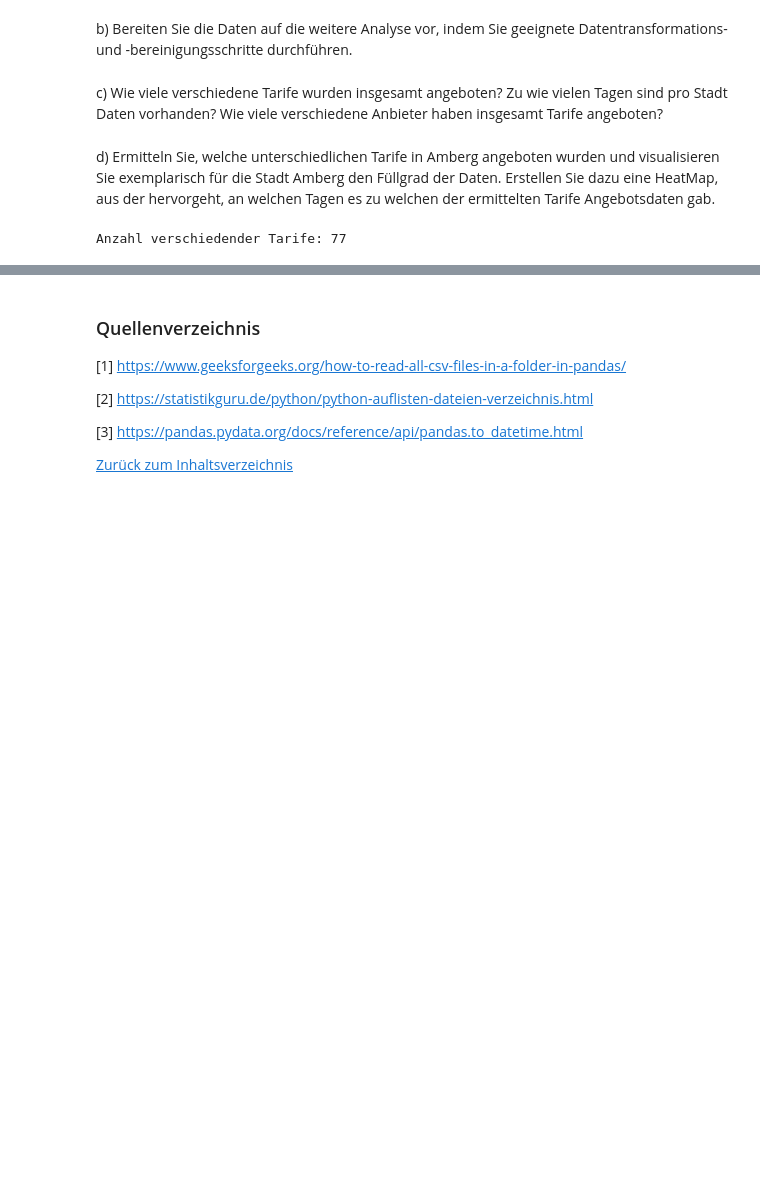
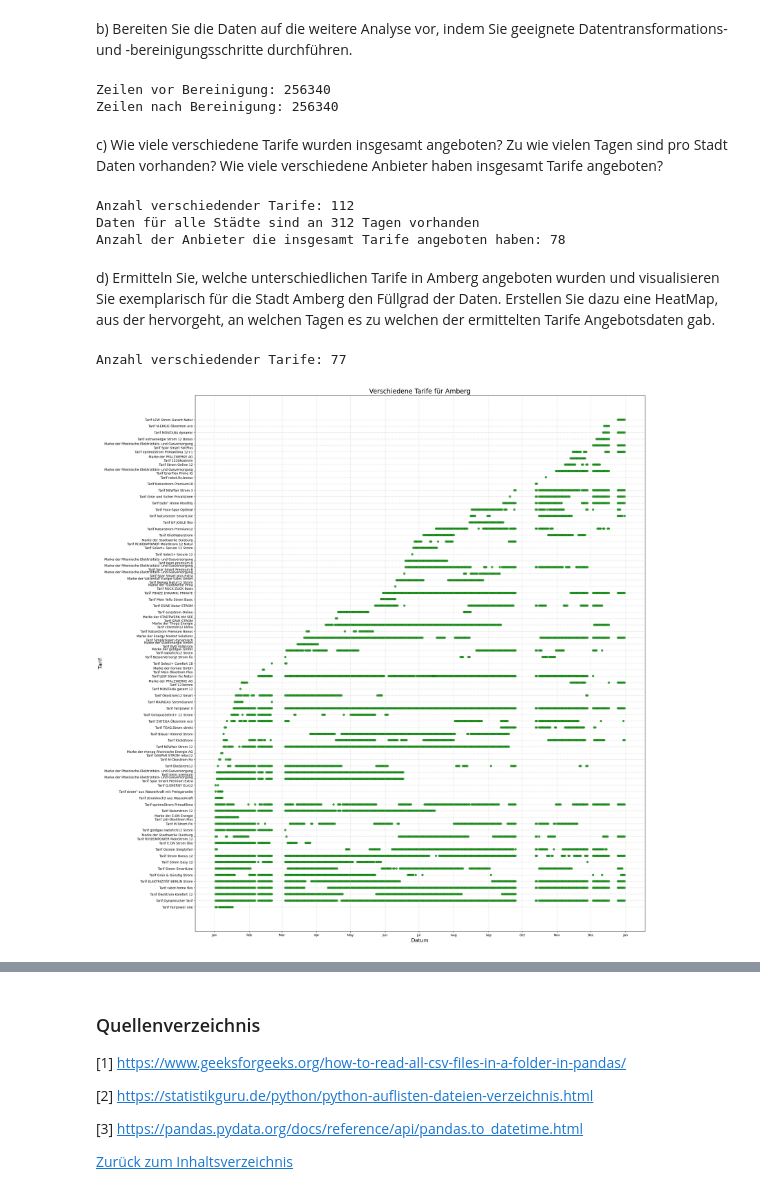
Before and after one commit to SebJana/DAT, a Jupyter notebook: jana_sebastian_jana_sophie.ipynb, the cells around one changed output, grey strips where cells are left out. Drawn from its saved outputs; the diff is of its cells as text; code cells hidden in the pictures; blank space fills up the shorter version.

```diff
--- a/jana_sebastian_jana_sophie.ipynb
+++ b/jana_sebastian_jana_sophie.ipynb
@@ -137,6 +137,7 @@ df_cust.to_csv('prices_customers.csv', index = False, encoding='utf-8')
 b) Bereiten Sie die Daten auf die weitere Analyse vor, indem Sie geeignete Datentransformations- und -bereinigungsschritte durchführen.
 # %%
 df_cust = pd.read_csv('prices_customers.csv')
+print("Zeilen vor Bereinigung:", df_cust.shape[0])
 
 df_cust['Datum'] = pd.to_datetime(df_cust['Datum'])
 
@@ -155,6 +156,9 @@ def replace_string_from_row(row, column, string, string_to_replace_with):
 # Combine the two price columns into one
 df_cust['Preis'] = df_cust.apply(combine_price_columns, axis = 1)
 df_cust = df_cust.drop(columns = ['Preis im 1. Jahr*', 'Preis im 1. Jahr'])
+# Drop rows with NaN as Preis, because those rows aren't viable for a comparison later on
+# https://pandas.pydata.org/docs/reference/api/pandas.DataFrame.dropna.html
+# df_cust = df_cust.dropna(subset=['Preis'])
 
 df_cust['Vertragslaufzeit'] = df_cust.apply(lambda row: replace_string_from_row(row, 'Vertragslaufzeit', " Monate", ""), axis=1)
 df_cust['Vertragslaufzeit'] = df_cust.apply(lambda row: replace_string_from_row(row, 'Vertragslaufzeit', " Monat", ""), axis=1)
@@ -162,13 +166,16 @@ df_cust['Vertragslaufzeit'] = df_cust.apply(lambda row: replace_string_from_row(
 df_cust['Vertragslaufzeit'] = df_cust['Vertragslaufzeit'].fillna(0)
 df_cust['Vertragslaufzeit'] = df_cust['Vertragslaufzeit'].astype(int)
 
-#TODO Price NaNs?
-
 df_cust['Preis'] = df_cust.apply(lambda row: replace_string_from_row(row, 'Preis', " €/Monat", ""), axis=1)
 # Change decimal comma, to decimal point for float conversion
 df_cust['Preis'] = df_cust.apply(lambda row: replace_string_from_row(row, 'Preis', ",", "."), axis=1)
 df_cust['Preis'] = df_cust['Preis'].astype(float)
 df_cust = df_cust.rename(columns = {'Preis' : 'Preis im 1. Jahr/ pro Monat in €', 'Vertragslaufzeit' : 'Vertragslaufzeit in Monaten'})
+
+print("Zeilen nach Bereinigung:", df_cust.shape[0])
+# %% [output]
+Zeilen vor Bereinigung: 256340
+Zeilen nach Bereinigung: 256340
 # %% [markdown]
 c) Wie viele verschiedene Tarife wurden insgesamt angeboten? Zu wie vielen Tagen sind pro Stadt Daten vorhanden? Wie viele verschiedene Anbieter haben insgesamt Tarife angeboten?
 # %%
@@ -179,7 +186,7 @@ print("Anzahl verschiedender Tarife:" , len(unique_tariffe))
 number_of_total_cities = len(df_cust['Stadt'].unique())
 
 # Group with any aggregation to get all unique Datum/Stadt combination entries
-grouped_date_city = df_cust.groupby(['Datum', 'Stadt']).agg(count=('Stadt', 'count')).reset_index()
+grouped_date_city = df_cust.groupby(['Datum', 'Stadt']).agg(Count=('Stadt', 'count')).reset_index()
 # Group and count how many different Stadt rows there are for each given date
 grouped_date = grouped_date_city.groupby( ['Datum'])['Stadt'].count()
 # Filter out the dates that don't have an entry for every Stadt of the DataSet
@@ -188,13 +195,31 @@ print("Daten für alle Städte sind an", len(filtered_dates), "Tagen vorhanden")
 
 unique_anbieter = df_cust['Anbieter'].unique()
 print("Anzahl der Anbieter die insgesamt Tarife angeboten haben:", len(unique_anbieter))
+# %% [output]
+Anzahl verschiedender Tarife: 112
+Daten für alle Städte sind an 312 Tagen vorhanden
+Anzahl der Anbieter die insgesamt Tarife angeboten haben: 78
 # %% [markdown]
 d) Ermitteln Sie, welche unterschiedlichen Tarife in Amberg angeboten wurden und visualisieren Sie exemplarisch für die Stadt Amberg den Füllgrad der Daten. Erstellen Sie dazu eine HeatMap, aus der hervorgeht, an welchen Tagen es zu welchen der ermittelten Tarife Angebotsdaten gab.
-# %%
-df_amberg = df_cust[df_cust['Stadt'] == 'Amberg']
-# TODO Nan?
-df_amberg = df_amberg[df_cust['Preis im 1. Jahr/ pro Monat in €'].notna()]
-unique_tariffe_amberg = df_amberg['Tarif'].unique()
-print("Anzahl verschiedender Tarife:" , len(unique_tariffe_amberg))
-# %% [output]
-Anzahl verschiedender Tarife: 77
+# %%
+df_amberg = df_cust[df_cust['Stadt'] == 'Amberg']
+
+unique_tariffe_amberg = df_amberg['Tarif'].unique()
+print("Anzahl verschiedender Tarife:" , len(unique_tariffe_amberg))
+
+plt.figure(figsize=(25, 30))
+# HeatMap: green = the Tariff is offered for the given day, none/white = no offering
+plt.scatter(df_amberg['Datum'], df_amberg['Tarif'], color ='green', alpha=0.75)
+
+# https://stackoverflow.com/questions/57796673/switching-month-numbers-to-month-names-on-x-axis-of-histogram-matplotlib
+plt.gca().xaxis.set_major_formatter(plt.matplotlib.dates.DateFormatter('%b'))
+plt.gca().xaxis.set_major_locator(plt.matplotlib.dates.MonthLocator())
+
+plt.xlabel('Datum', fontsize=16)
+plt.ylabel('Tarif', fontsize=16)
+plt.title('Verschiedene Tarife für Amberg', fontsize=20)
+plt.grid(True, linestyle='--', alpha=0.5)
+plt.show()
+# %% [output]
+Anzahl verschiedender Tarife: 77
+[figure, added]
```
Also changed, not shown: parts of 2 cells of this notebook.
